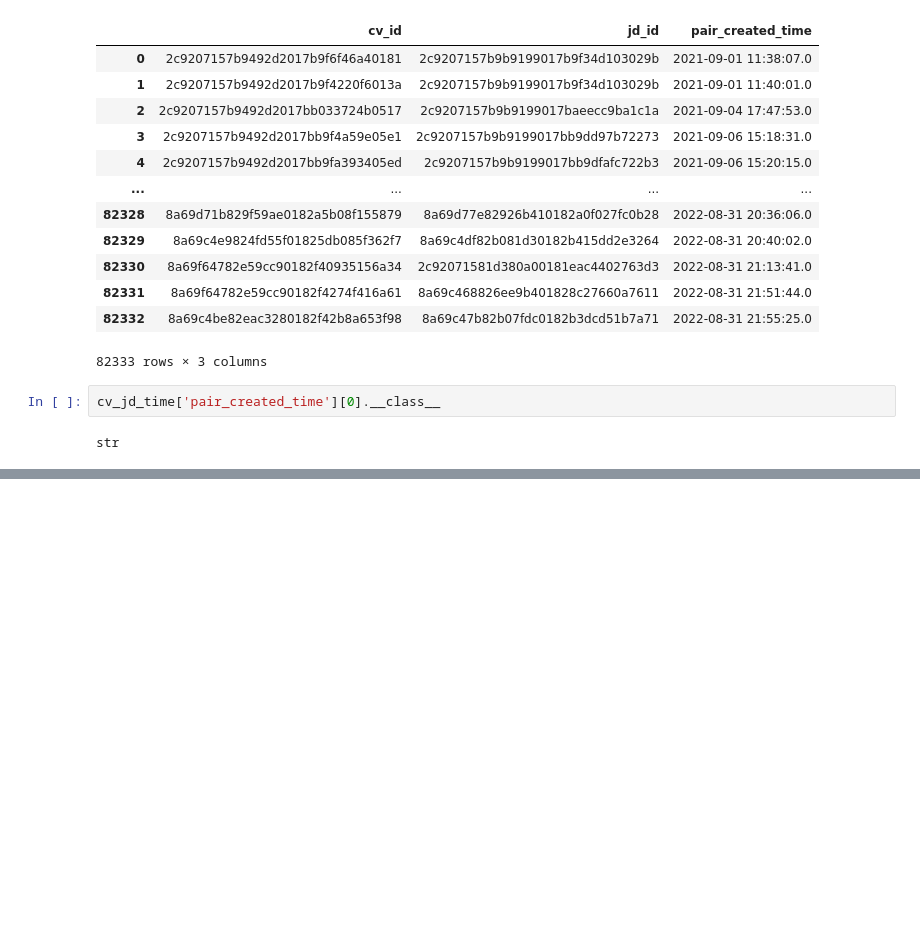
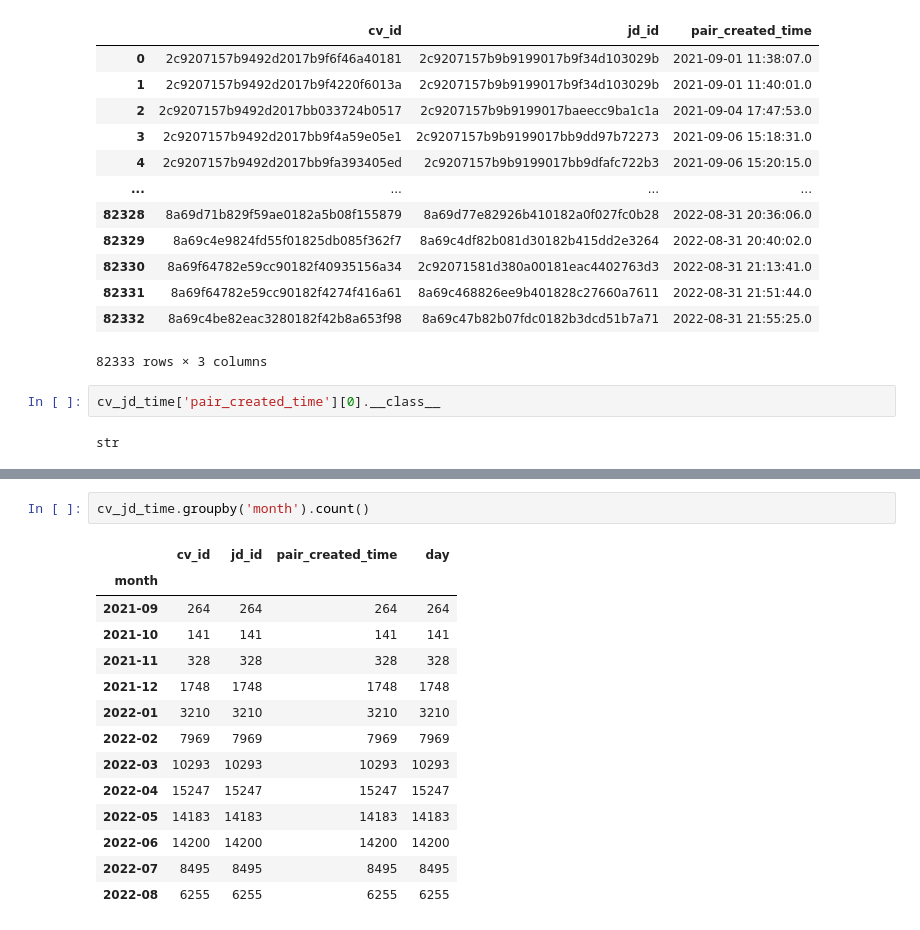
Before and after one commit to slowisfast2030/generalization, a Jupyter notebook: order_time.ipynb, the cells around one changed output, grey strips where cells are left out. Saved outputs shown, nothing was run; the diff lists cells and outputs as text; blank space fills up the shorter version.

```diff
--- a/order_time.ipynb
+++ b/order_time.ipynb
@@ -119,0 +171,17 @@ str
+# %%
+cv_jd_time.groupby('month').count()
+# %% [output]
+|  | cv_id | jd_id | pair_created_time | day |
+| month |  |  |  |  |
+| 2021-09 | 264 | 264 | 264 | 264 |
+| 2021-10 | 141 | 141 | 141 | 141 |
+| 2021-11 | 328 | 328 | 328 | 328 |
+| 2021-12 | 1748 | 1748 | 1748 | 1748 |
+| 2022-01 | 3210 | 3210 | 3210 | 3210 |
+| 2022-02 | 7969 | 7969 | 7969 | 7969 |
+| 2022-03 | 10293 | 10293 | 10293 | 10293 |
+| 2022-04 | 15247 | 15247 | 15247 | 15247 |
+| 2022-05 | 14183 | 14183 | 14183 | 14183 |
+| 2022-06 | 14200 | 14200 | 14200 | 14200 |
+| 2022-07 | 8495 | 8495 | 8495 | 8495 |
+| 2022-08 | 6255 | 6255 | 6255 | 6255 |
```
Also changed, not shown: parts of 4 cells of this notebook.
